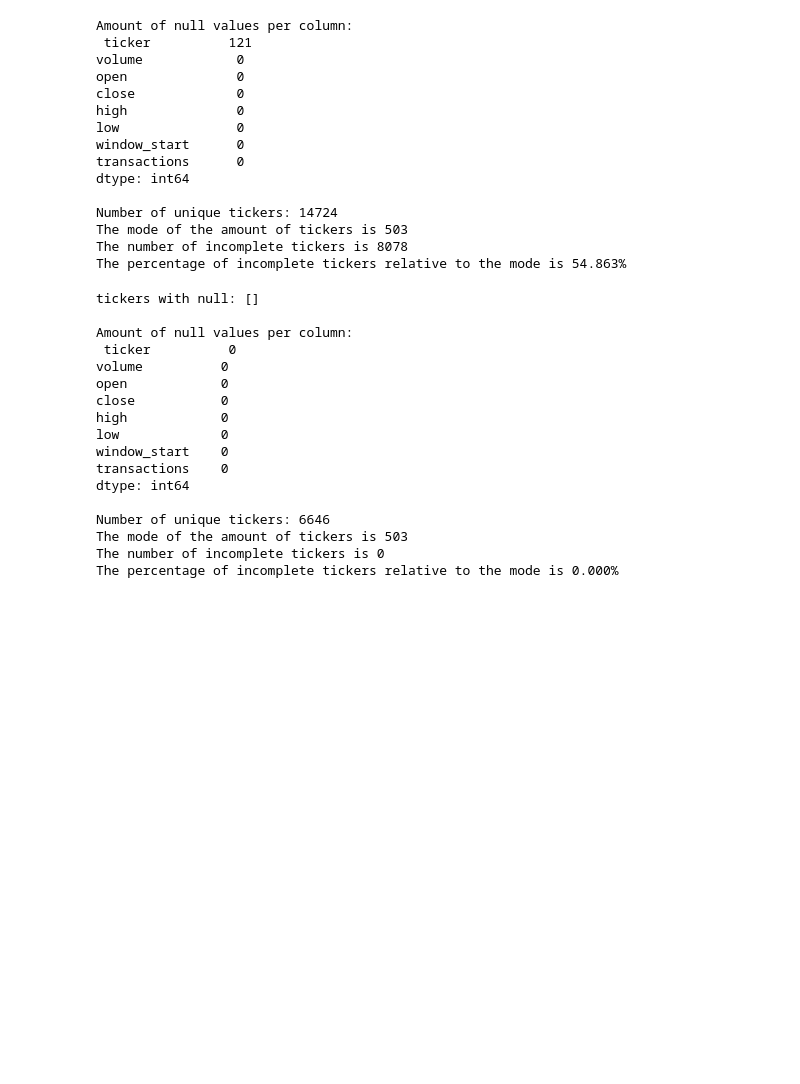
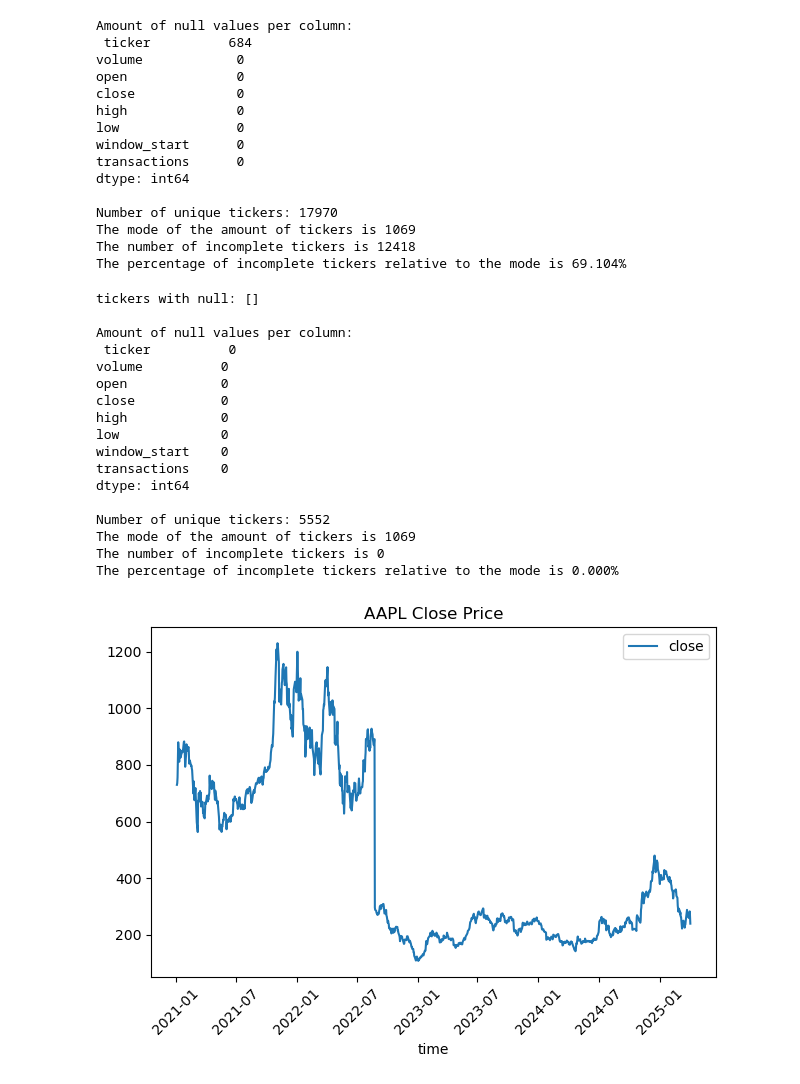
Before and after one commit to cadenlund/AlphactoryDB, a Jupyter notebook: notebooks/Daily_data_exploration.ipynb, the cells around one changed output. Drawn from its saved outputs; the diff is of its cells as text; code cells hidden in the pictures; blank space fills up the shorter version.

Commit message:
Plotted stock data, converted date format from nanoseconds to yyyy-mm-dd in a column called time, still need to implement dividend and stock_split adjustments

```diff
--- a/notebooks/Daily_data_exploration.ipynb
+++ b/notebooks/Daily_data_exploration.ipynb
@@ -77,7 +78,7 @@ def get_daily_data(keys):
             dfs.append(df)
     return pd.concat(dfs, ignore_index=True)
 # %%
-data = get_daily_data(get_daily_polygon_files(2021, 2))
+data = get_daily_data(get_daily_polygon_files(2021, 5))
 # %%
 def data_evaluation(data):
     """
@@ -105,7 +106,7 @@ The percentage of incomplete tickers relative to the mode is {incomplete_percent
 data_evaluation(data)
 # %% [output]
 Amount of null values per column:
- ticker          121
+ ticker          684
 volume            0
 open              0
 close             0
@@ -115,10 +116,10 @@ window_start      0
 transactions      0
 dtype: int64
 
-Number of unique tickers: 14724
-The mode of the amount of tickers is 503
-The number of incomplete tickers is 8078
-The percentage of incomplete tickers relative to the mode is 54.863%
+Number of unique tickers: 17970
+The mode of the amount of tickers is 1069
+The number of incomplete tickers is 12418
+The percentage of incomplete tickers relative to the mode is 69.104%
 # %%
 #import numpy as np
 #Example inject null values for testing
@@ -142,6 +143,9 @@ def get_clean_tickers(data):
     #Print null tickers, evaulate final data, and return final df
     print(f"tickers with null: {tickers_with_null}")
     data_evaluation(filtered_final_data)
+    filtered_final_data = filtered_final_data.copy()
+    filtered_final_data['time'] = pd.to_datetime(filtered_final_data['window_start']).dt.date
+    filtered_final_data.drop(columns=['window_start'])
     return filtered_final_data
 # %%
 filtered_data = get_clean_tickers(data)
@@ -159,7 +163,14 @@ window_start    0
 transactions    0
 dtype: int64
 
-Number of unique tickers: 6646
-The mode of the amount of tickers is 503
+Number of unique tickers: 5552
+The mode of the amount of tickers is 1069
 The number of incomplete tickers is 0
 The percentage of incomplete tickers relative to the mode is 0.000%
+# %%
+filtered_data[filtered_data['ticker'] == 'TSLA'].plot(x='time', y='close', title='AAPL Close Price')
+plt.xticks(rotation=45)  # Rotate x-axis labels vertically
+plt.tight_layout()       # Optional: prevent clipping
+plt.show()
+# %% [output]
+[figure, added]
```
Also changed, not shown: parts of 2 cells of this notebook.
